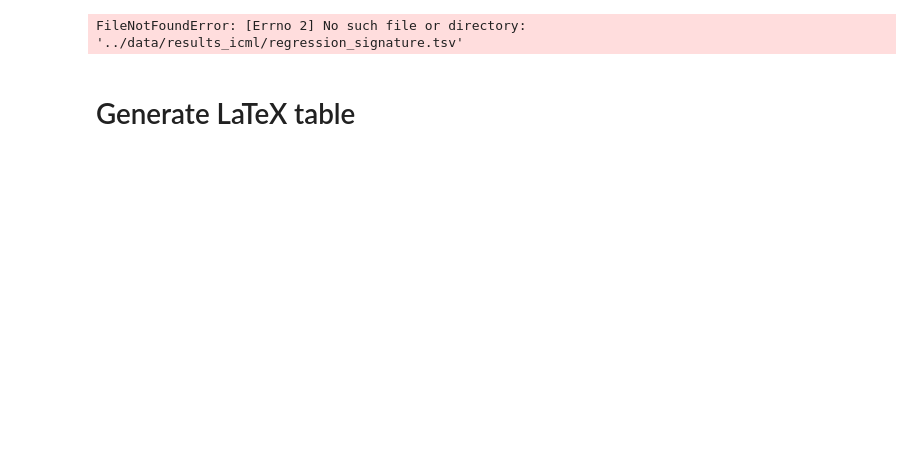
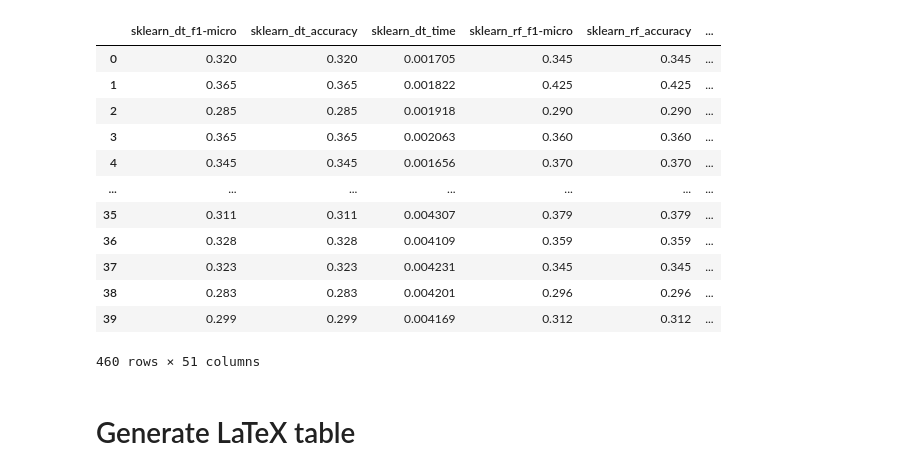
Before and after one commit to dydact/manify, a Jupyter notebook: notebooks/32_big_table.ipynb, the cells around one changed output. Cells and saved outputs as stored; diff of their text form; code cells hidden in the pictures; blank space fills up the shorter version.

```diff
--- a/notebooks/32_big_table.ipynb
+++ b/notebooks/32_big_table.ipynb
@@ -104,31 +104,35 @@ graphs_c = pd.read_table("../data/results_icml/graph_classification.tsv")
 #     .reset_index()[["embedding", "signature"]]
 # )
 # graphs = pd.merge(graphs, best_sigs, on=["embedding", "signature"])
-graphs_c["signature"] = graphs["signature"].map(sig_dict)
-graphs_c["task"] = graphs["embedding"].map(graph_task_dict)
-graphs_c["dataset"] = graphs["embedding"].map(graph_dataset_names)
+graphs_c["signature"] = graphs_c["signature"].map(sig_dict)
+# graphs_c["task"] = graphs_c["embedding"].map(graph_task_dict)
+graphs_c["task"] = "C"
+graphs_c["dataset"] = graphs_c["embedding"].map(graph_dataset_names)
+graphs_c["table"] = "Graphs"
 
 graphs_r = pd.read_table("../data/results_icml/graph_regression.tsv")
-graphs_r["signature"] = graphs["signature"].map(sig_dict)
-graphs_r["task"] = graphs["embedding"].map(graph_task_dict)
-graphs_r["dataset"] = graphs["embedding"].map(graph_dataset_names)
+graphs_r["signature"] = graphs_r["signature"].map(sig_dict)
+# graphs_r["task"] = graphs_r["embedding"].map(graph_task_dict)
+graphs_r["task"] = "R"
+graphs_r["dataset"] = graphs_r["embedding"].map(graph_dataset_names)
+graphs_r["table"] = "Graphs"
 
 graphs = pd.concat([graphs_c, graphs_r])
 
-# # Link prediction datasets
-# link_dataset_names = {
-#     "football": "Football",
-#     "karate_club": "Karate Club",
-#     "polbooks": "PolBooks",
-#     "adjnoun": "AdjNoun",
-#     "dolphins": "Dolphins",
-#     "lesmis": "Les Mis",
-# }
-# links = pd.read_table("../data/results/link_prediction.tsv")
-# links["task"] = "LP"
-# # links["signature"] = "$(\\S{2}\\E{2}\\H{2})^2\\E{1}$"
-# links["signature"] = "$\\S{2}\\E{2}\\H{2}$"
-# links["dataset"] = links["dataset"].map(link_dataset_names)
+# Link prediction datasets
+link_dataset_names = {
+    "football": "Football",
+    "karate_club": "Karate Club",
+    "polbooks": "PolBooks",
+    "adjnoun": "AdjNoun",
+    "dolphins": "Dolphins",
+    "lesmis": "Les Mis",
+}
+links = pd.read_table("../data/results_icml/link_prediction.tsv")
+links["task"] = "LP"
+# links["signature"] = "$(\\S{2}\\E{2}\\H{2})^2\\E{1}$"
+links["signature"] = "$\\S{2}\\E{2}\\H{2}$"
+links["dataset"] = links["dataset"].map(link_dataset_names)
 
 # VAE dataset
 vae_signature_dict = {
@@ -143,7 +147,7 @@ vae_dataset_names = {
     "cifar_100": "CIFAR-100",
     "mnist": "MNIST",
 }
-vae = pd.read_table("../data/results_cml/vae.tsv")
+vae = pd.read_table("../data/results_icml/vae.tsv")
 vae["task"] = "C"
 vae["signature"] = vae["embedding"].map(vae_signature_dict)
 vae["dataset"] = vae["embedding"].map(vae_dataset_names)
@@ -152,34 +156,47 @@ vae["dataset"] = vae["embedding"].map(vae_dataset_names)
 class_1man["table"] = "Synthetic (single $K$)"
 reg_1man["table"] = "Synthetic (single $K$)"
 class_sig["table"] = "Synthetic (multi-$K$)"
 reg_sig["table"] = "Synthetic (multi-$K$)"
-temp["table"] = "Other"
+# temp["table"] = "Other"
 # fourier["table"] = "Other"
 # fourier2["table"] = "Other"
 # traffic["table"] = "Other"
 # land_water["table"] = "Other"
 graphs["table"] = "Graph embeddings"
 # links["table"] = "Graph embeddings"
 vae["table"] = "VAE"
 
 all_data = pd.concat(
     [
         class_1man,
         reg_1man,
         class_sig,
         reg_sig,
         # temp,
         # fourier,
         # fourier2,
         # traffic,
         # land_water,
         graphs,
         # links,
         vae
     ]
 )
-all_data = all_data.drop(columns=["embedding", "curvature", "d_avg", "seed", "trial"])
+# all_data = all_data.drop(columns=["embedding", "curvature", "d_avg", "seed", "trial"])
+all_data = all_data.drop(columns=["embedding", "curvature", "seed", "trial"])
 all_data
 # %% [output]
+|  | sklearn_dt_f1-micro | sklearn_dt_accuracy | sklearn_dt_time | sklearn_rf_f1-micro | sklearn_rf_accuracy | ... |
+| 0 | 0.320 | 0.320 | 0.001705 | 0.345 | 0.345 | ... |
+| 1 | 0.365 | 0.365 | 0.001822 | 0.425 | 0.425 | ... |
+| 2 | 0.285 | 0.285 | 0.001918 | 0.290 | 0.290 | ... |
+| 3 | 0.365 | 0.365 | 0.002063 | 0.360 | 0.360 | ... |
+| 4 | 0.345 | 0.345 | 0.001656 | 0.370 | 0.370 | ... |
+| ... | ... | ... | ... | ... | ... | ... |
+| 35 | 0.311 | 0.311 | 0.004307 | 0.379 | 0.379 | ... |
+| 36 | 0.328 | 0.328 | 0.004109 | 0.359 | 0.359 | ... |
+| 37 | 0.323 | 0.323 | 0.004231 | 0.345 | 0.345 | ... |
+| 38 | 0.283 | 0.283 | 0.004201 | 0.296 | 0.296 | ... |
+| 39 | 0.299 | 0.299 | 0.004169 | 0.312 | 0.312 | ... |
-FileNotFoundError: [Errno 2] No such file or directory: '../data/results_icml/regression_signature.tsv'
+460 rows × 51 columns
 # %%
```
Also changed, not shown: parts of 11 cells of this notebook, 11 other files.
